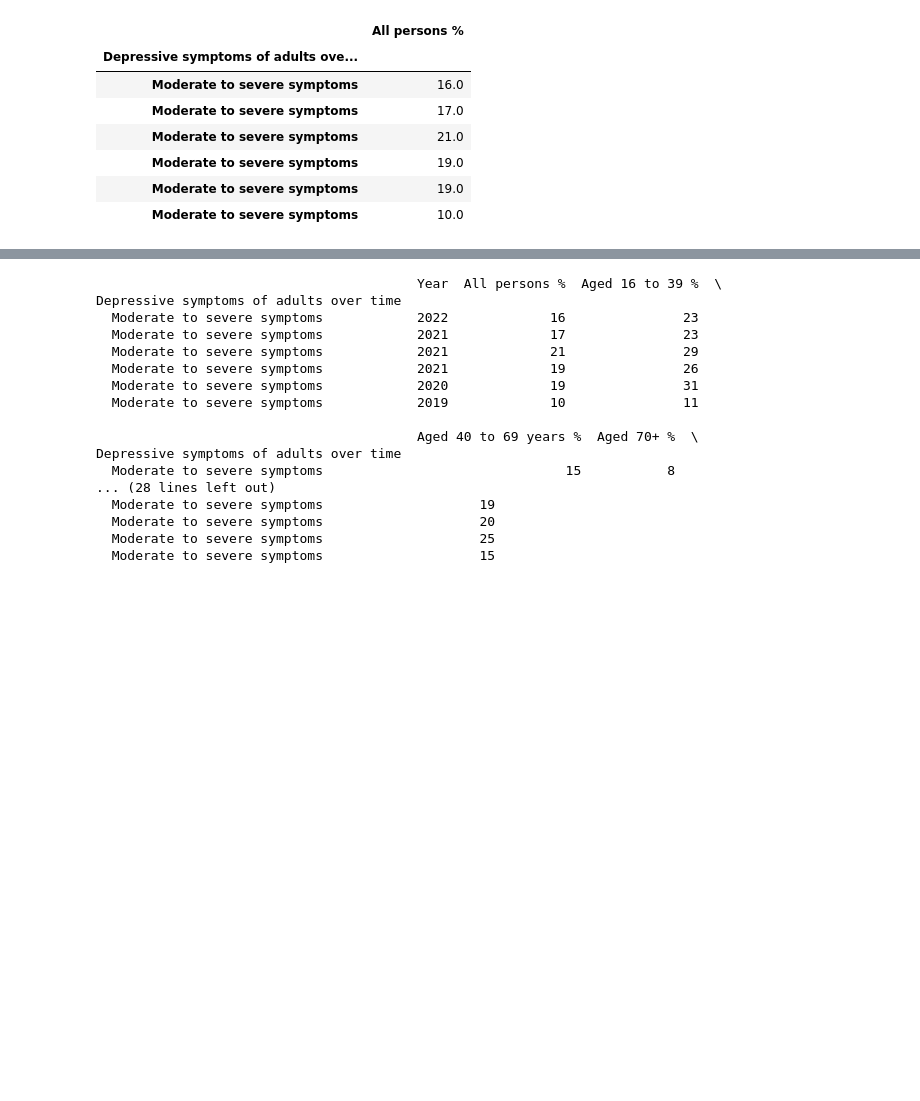
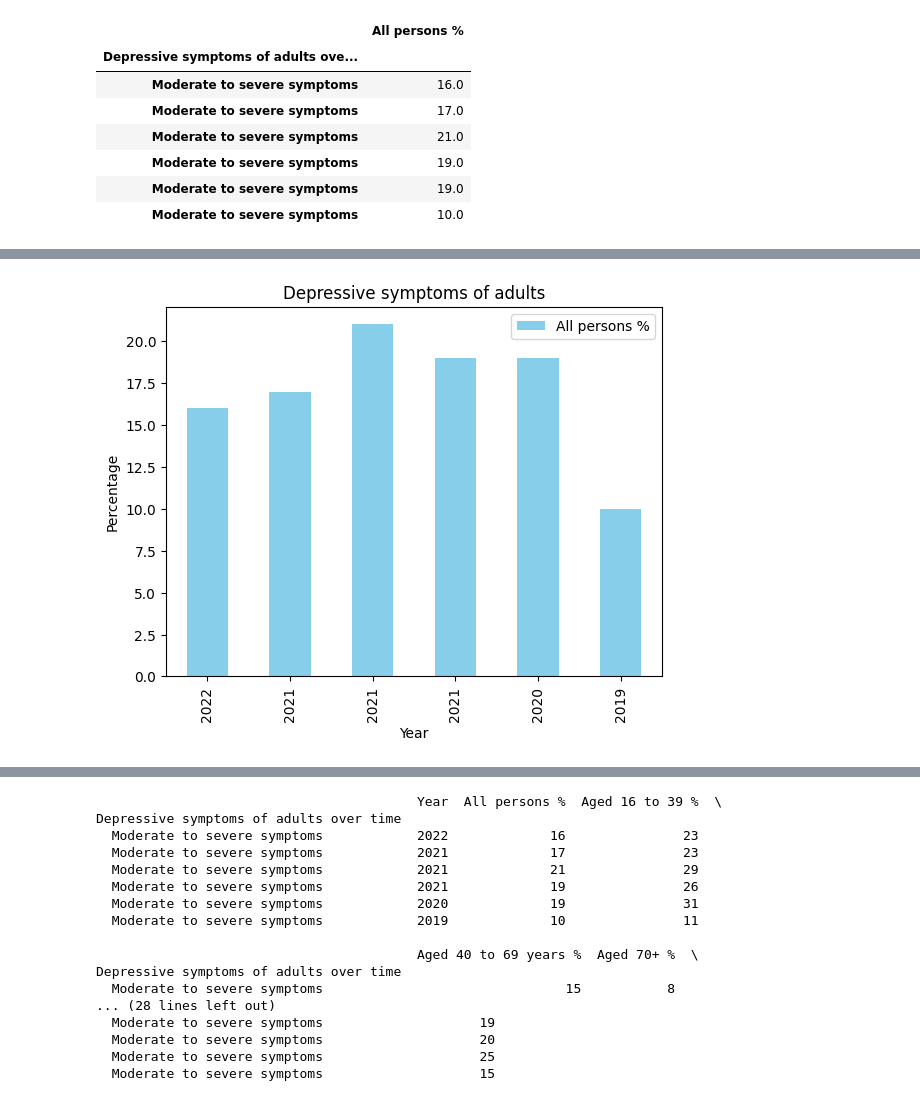
Before and after one commit to NabilahYK/PROGRAMMING-EXAM2, a Jupyter notebook: ProgrammingExam2.ipynb, the cells around one changed output, grey strips where cells are left out. Drawn from its saved outputs; the diff is of its cells as text; code cells hidden in the pictures; blank space fills up the shorter version.

```diff
--- a/ProgrammingExam2.ipynb
+++ b/ProgrammingExam2.ipynb
@@ -363,3 +382,14 @@ df7.plot.bar()
+# %%
+df7.plot(kind='bar', stacked=True, color='skyblue')
+
+# Set x-axis label, y-axis label, and plot title
+plt.xlabel('Year')
+plt.ylabel('Percentage')
+plt.title('Depressive symptoms of adults')
+
+plt.show()
+# %% [output]
+[figure, added]
 # %%
 #back to df4 full dataset
 df4
```
Also changed, not shown: parts of 9 cells of this notebook.
